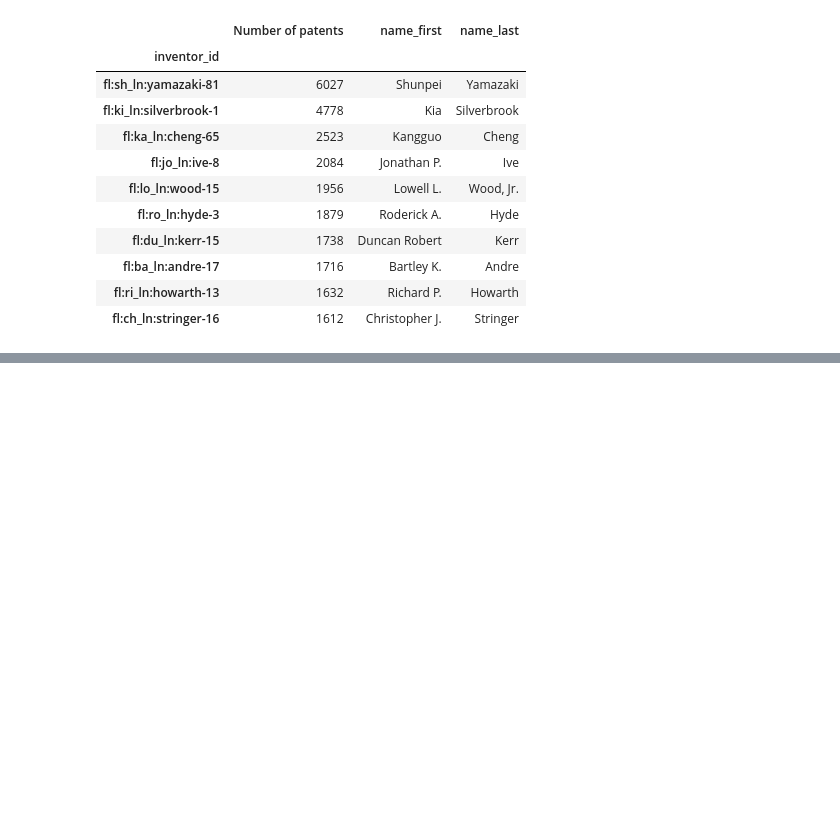
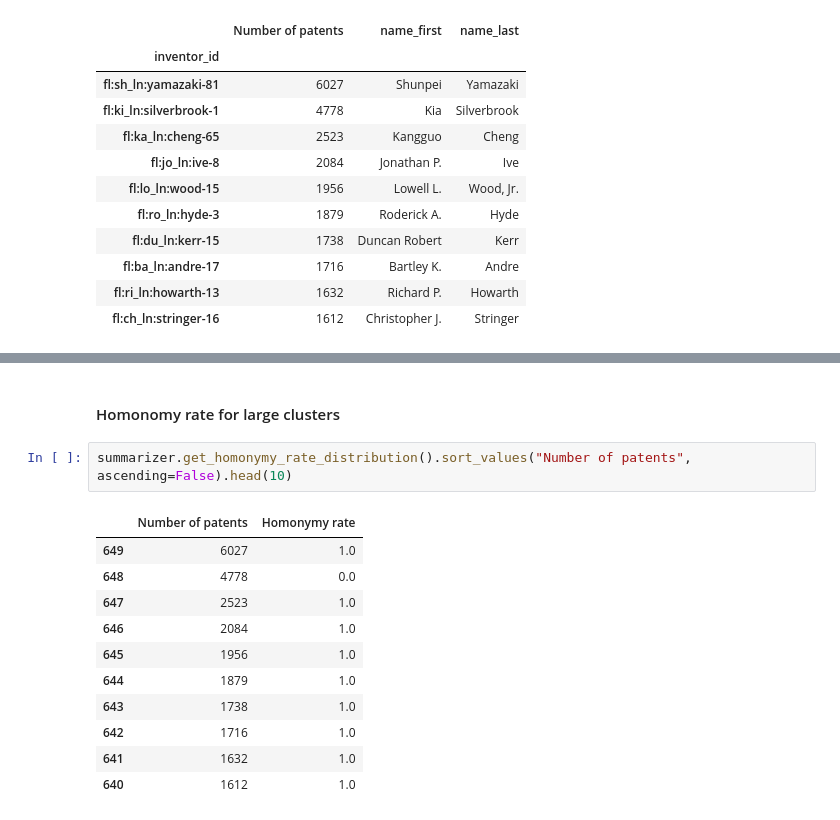
Before and after one commit to PatentsView/PatentsView-Evaluation, a Jupyter notebook: examples/summary/inventor.ipynb, the cells around one changed output, grey strips where cells are left out. Drawn from its saved outputs; the diff is of its cells as text; blank space fills up the shorter version.

```diff
--- a/examples/summary/inventor.ipynb
+++ b/examples/summary/inventor.ipynb
@@ -87,0 +191,16 @@ summarizer.get_top_inventors()
+# %% [markdown]
+#### Homonomy rate for large clusters
+# %%
+summarizer.get_homonymy_rate_distribution().sort_values("Number of patents", ascending=False).head(10)
+# %% [output]
+|  | Number of patents | Homonymy rate |
+| 649 | 6027 | 1.0 |
+| 648 | 4778 | 0.0 |
+| 647 | 2523 | 1.0 |
+| 646 | 2084 | 1.0 |
+| 645 | 1956 | 1.0 |
+| 644 | 1879 | 1.0 |
+| 643 | 1738 | 1.0 |
+| 642 | 1716 | 1.0 |
+| 641 | 1632 | 1.0 |
+| 640 | 1612 | 1.0 |
```
Also changed, not shown: parts of 25 cells of this notebook, 3 other files.
